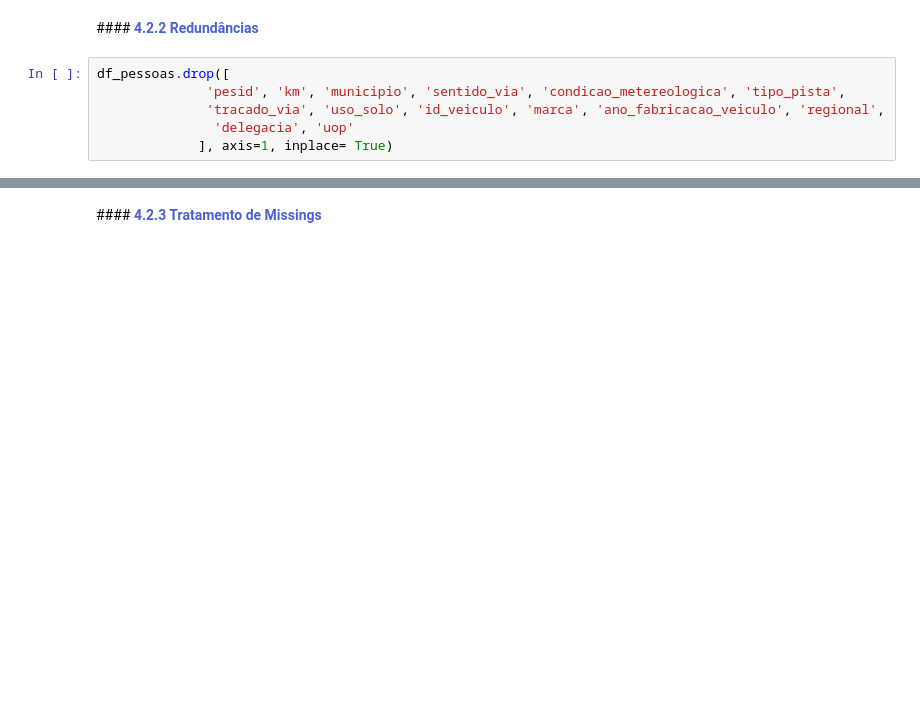
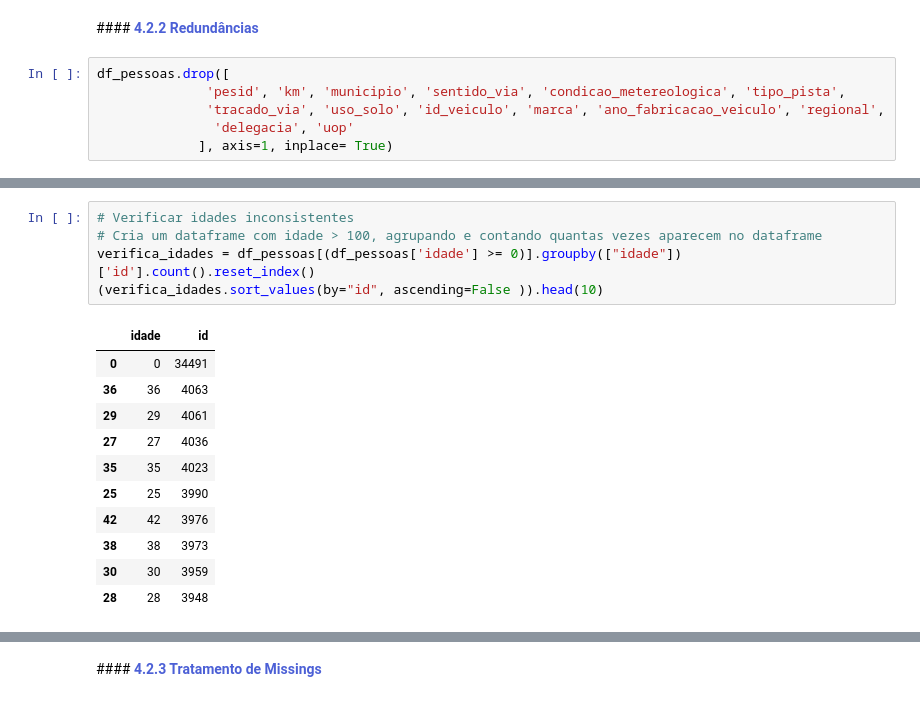
Before and after one commit to gabrielmprata/acidentes_transito, a Jupyter notebook: Acidentes_Rodoviarios_PreProc.ipynb, the cells around one changed output, grey strips where cells are left out. Cells and saved outputs as stored; diff of their text form; blank space fills up the shorter version.

```diff
--- a/Acidentes_Rodoviarios_PreProc.ipynb
+++ b/Acidentes_Rodoviarios_PreProc.ipynb
@@ -753,0 +771,17 @@ df_pessoas.drop([
+# %%
+# Verificar idades inconsistentes
+# Cria um dataframe com idade > 100, agrupando e contando quantas vezes aparecem no dataframe
+verifica_idades = df_pessoas[(df_pessoas['idade'] >= 0)].groupby(["idade"])['id'].count().reset_index()
+(verifica_idades.sort_values(by="id", ascending=False )).head(10)
+# %% [output]
+|  | idade | id |
+| 0 | 0 | 34491 |
+| 36 | 36 | 4063 |
+| 29 | 29 | 4061 |
+| 27 | 27 | 4036 |
+| 35 | 35 | 4023 |
+| 25 | 25 | 3990 |
+| 42 | 42 | 3976 |
+| 38 | 38 | 3973 |
+| 30 | 30 | 3959 |
+| 28 | 28 | 3948 |
```
Also changed, not shown: parts of 5 cells of this notebook.
